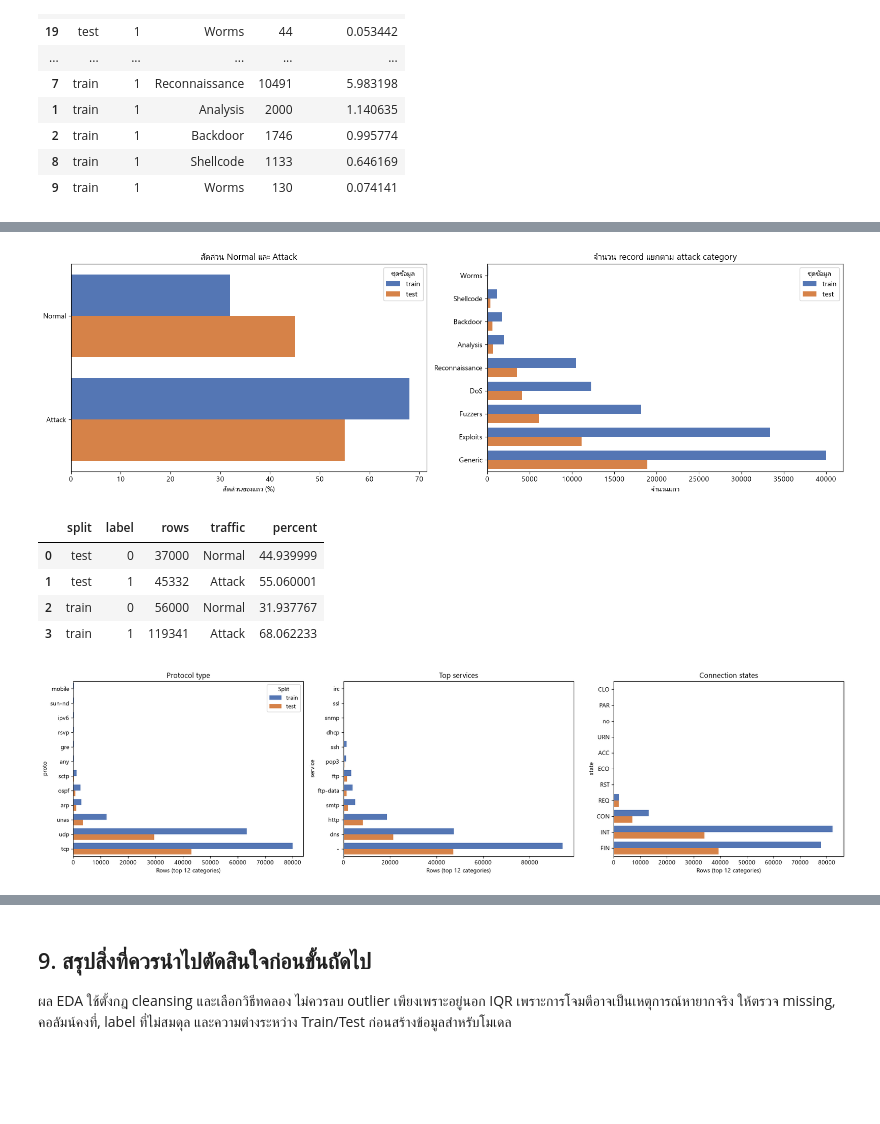
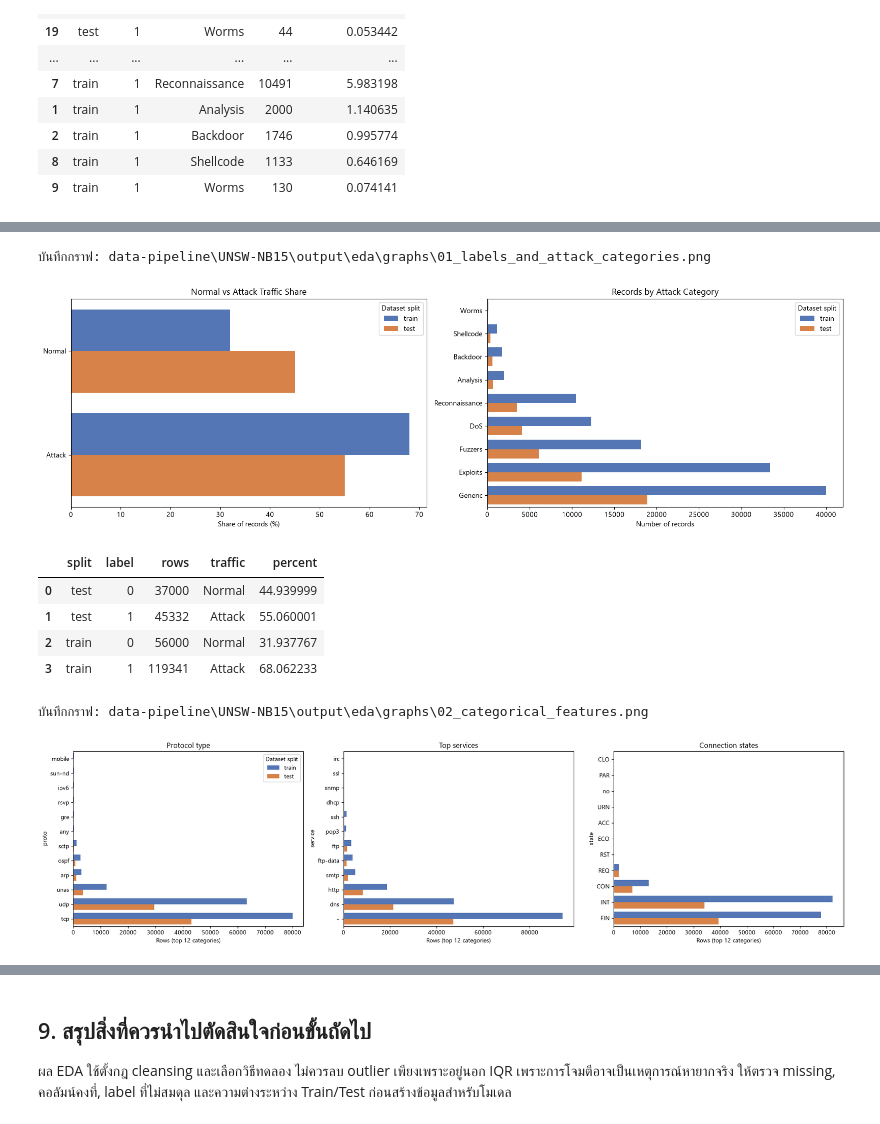
Before and after one commit to kokonj456-dotcom/CSI-ML-Network-Traffic-Detection, a Jupyter notebook: data-pipeline/UNSW-NB15/eda.ipynb, the cells around one changed output, grey strips where cells are left out. Drawn from its saved outputs; the diff is of its cells as text; code cells hidden in the pictures; blank space fills up the shorter version.

```diff
--- a/data-pipeline/UNSW-NB15/eda.ipynb
+++ b/data-pipeline/UNSW-NB15/eda.ipynb
@@ -24,6 +24,14 @@ if project_root is None:
 dataset_dir = project_root / 'data-pipeline' / 'UNSW-NB15'
 raw_dir = dataset_dir / 'raw'
 output_dir = dataset_dir / 'output' / 'reports'
+graph_output_dir = dataset_dir / 'output' / 'eda' / 'graphs'
+graph_output_dir.mkdir(parents=True, exist_ok=True)
+
+def save_eda_graph(figure, filename):
+    graph_path = graph_output_dir / filename
+    figure.savefig(graph_path, dpi=200, bbox_inches='tight')
+    print('บันทึกกราฟ:', graph_path.relative_to(project_root))
+
 sample_rows = 20_000
 source_files = {
     'train': raw_dir / 'UNSW_NB15_training-set.csv',
@@ -257,18 +271,19 @@ fig, axes = plt.subplots(1, 2, figsize=(16, 5))
 sns.barplot(data=binary_plot, x='percent', y='traffic', hue='split',
             order=['Normal', 'Attack'], hue_order=split_order,
             palette=split_palette, ax=axes[0])
-axes[0].set_title('สัดส่วน Normal และ Attack')
-axes[0].set_xlabel('สัดส่วนของแถว (%)')
+axes[0].set_title('Normal vs Attack Traffic Share')
+axes[0].set_xlabel('Share of records (%)')
 axes[0].set_ylabel('')
-axes[0].legend(title='ชุดข้อมูล')
+axes[0].legend(title='Dataset split')
 sns.barplot(data=attack_plot, x='rows', y='attack_cat', hue='split',
             order=attack_order, hue_order=split_order,
             palette=split_palette, ax=axes[1])
-axes[1].set_title('จำนวน record แยกตาม attack category')
-axes[1].set_xlabel('จำนวนแถว')
+axes[1].set_title('Records by Attack Category')
+axes[1].set_xlabel('Number of records')
 axes[1].set_ylabel('')
-axes[1].legend(title='ชุดข้อมูล')
+axes[1].legend(title='Dataset split')
 plt.tight_layout()
+save_eda_graph(fig, '01_labels_and_attack_categories.png')
 plt.show()
 display(binary_plot.sort_values(['split', 'label']))
 
@@ -276,40 +291,43 @@ display(binary_plot.sort_values(['split', 'label']))
 categorical_to_plot = [name for name in ['proto', 'service', 'state']
                       if all(name in frame.columns for frame in eda_frames.values())]
 if categorical_to_plot:
     fig, axes = plt.subplots(1, 3, figsize=(19, 5))
     plot_titles = {'proto': 'Protocol type', 'service': 'Top services',
                    'state': 'Connection states'}
     for ax, column in zip(axes, categorical_to_plot):
         all_counts = []
         for split_name, frame in eda_frames.items():
             counts = frame[column].fillna('<missing>').astype(str).value_counts()
             all_counts.extend({'split': split_name, column: category, 'rows': int(count)}
                               for category, count in counts.items())
         plot_data = pd.DataFrame(all_counts)
         top_categories = (plot_data.groupby(column)['rows'].sum()
                          .nlargest(12).index.tolist())
         plot_data = plot_data.loc[plot_data[column].isin(top_categories)]
         category_order = (plot_data.groupby(column)['rows'].sum()
                          .sort_values().index.tolist())
         sns.barplot(data=plot_data, x='rows', y=column, hue='split',
                     order=category_order, hue_order=split_order,
                     palette=split_palette, ax=ax)
         ax.set_title(plot_titles[column])
         ax.set_xlabel('Rows (top 12 categories)')
         ax.set_ylabel(column)
         if ax is axes[0]:
-            ax.legend(title='Split')
+            ax.legend(title='Dataset split')
         elif ax.get_legend() is not None:
             ax.get_legend().remove()
     plt.tight_layout()
+    save_eda_graph(fig, '02_categorical_features.png')
     plt.show()
 # %% [output]
+บันทึกกราฟ: data-pipeline\UNSW-NB15\output\eda\graphs\01_labels_and_attack_categories.png
-[figure, old version]
+[figure, new version]
 |  | split | label | rows | traffic | percent |
 | 0 | test | 0 | 37000 | Normal | 44.939999 |
 | 1 | test | 1 | 45332 | Attack | 55.060001 |
 | 2 | train | 0 | 56000 | Normal | 31.937767 |
 | 3 | train | 1 | 119341 | Attack | 68.062233 |
+บันทึกกราฟ: data-pipeline\UNSW-NB15\output\eda\graphs\02_categorical_features.png
 [figure]
 # %% [markdown]
 ## 7. การกระจายตัวเลข ศูนย์ และค่าหางยาว
```
Also changed, not shown: parts of 7 cells of this notebook, 10 other files.
